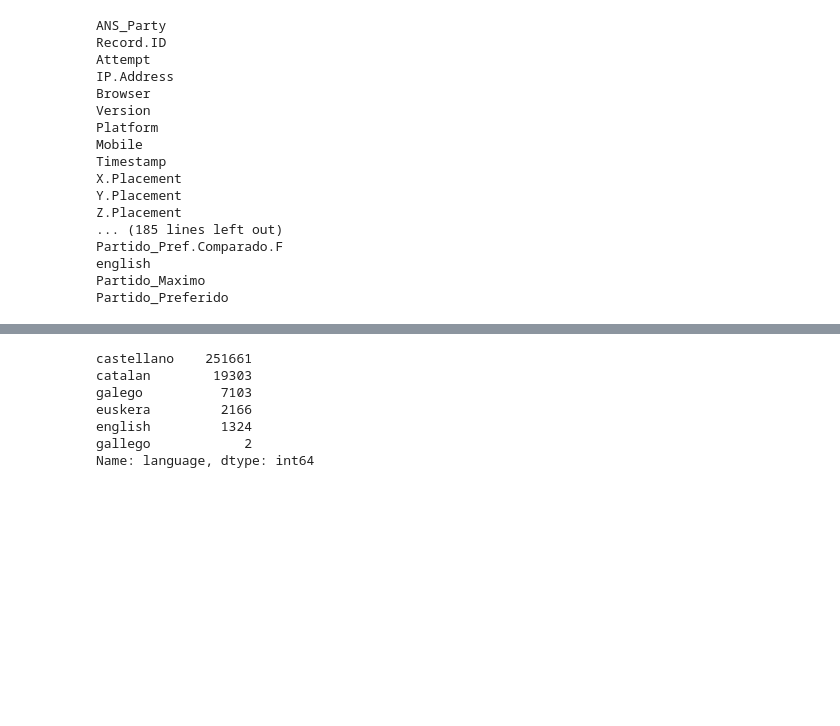
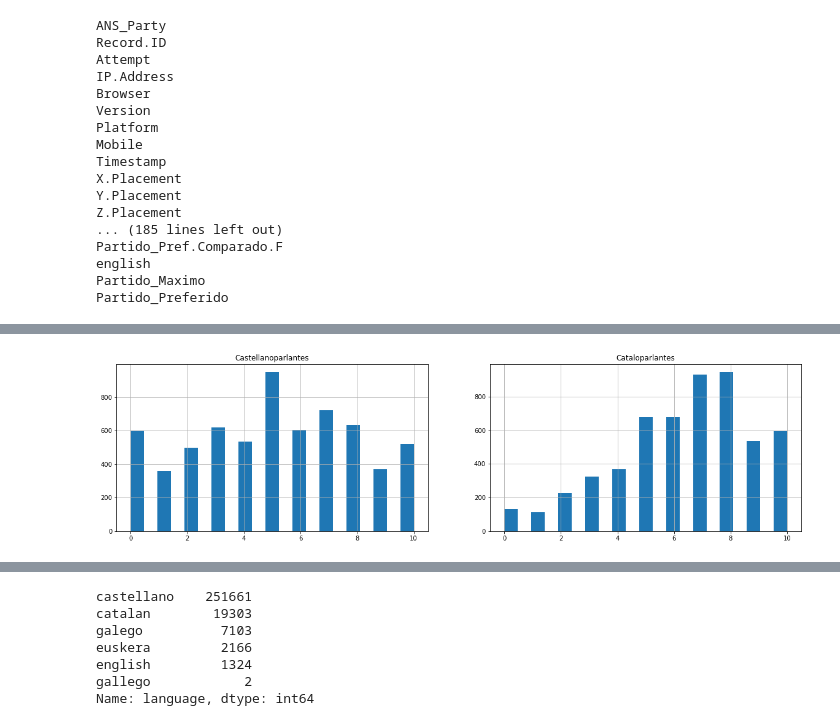
Before and after one commit to Juillermo/VAA-data, a Jupyter notebook: Root/VAA previsualization.ipynb, the cells around one changed output, grey strips where cells are left out. Cells and saved outputs as stored; diff of their text form; code cells hidden in the pictures; blank space fills up the shorter version.

```diff
--- a/Root/VAA previsualization.ipynb
+++ b/Root/VAA previsualization.ipynb
@@ -89,0 +78,4 @@ df.loc[df['language']=='galego', 'SL3_BNG_Bildu'].hist(bins=22)
+# %%
+castellanoVsCatala('SL3_ERC', areCat)
+# %% [output]
+[figure, added]
```
Also changed, not shown: parts of 32 cells of this notebook, 3 other files.
